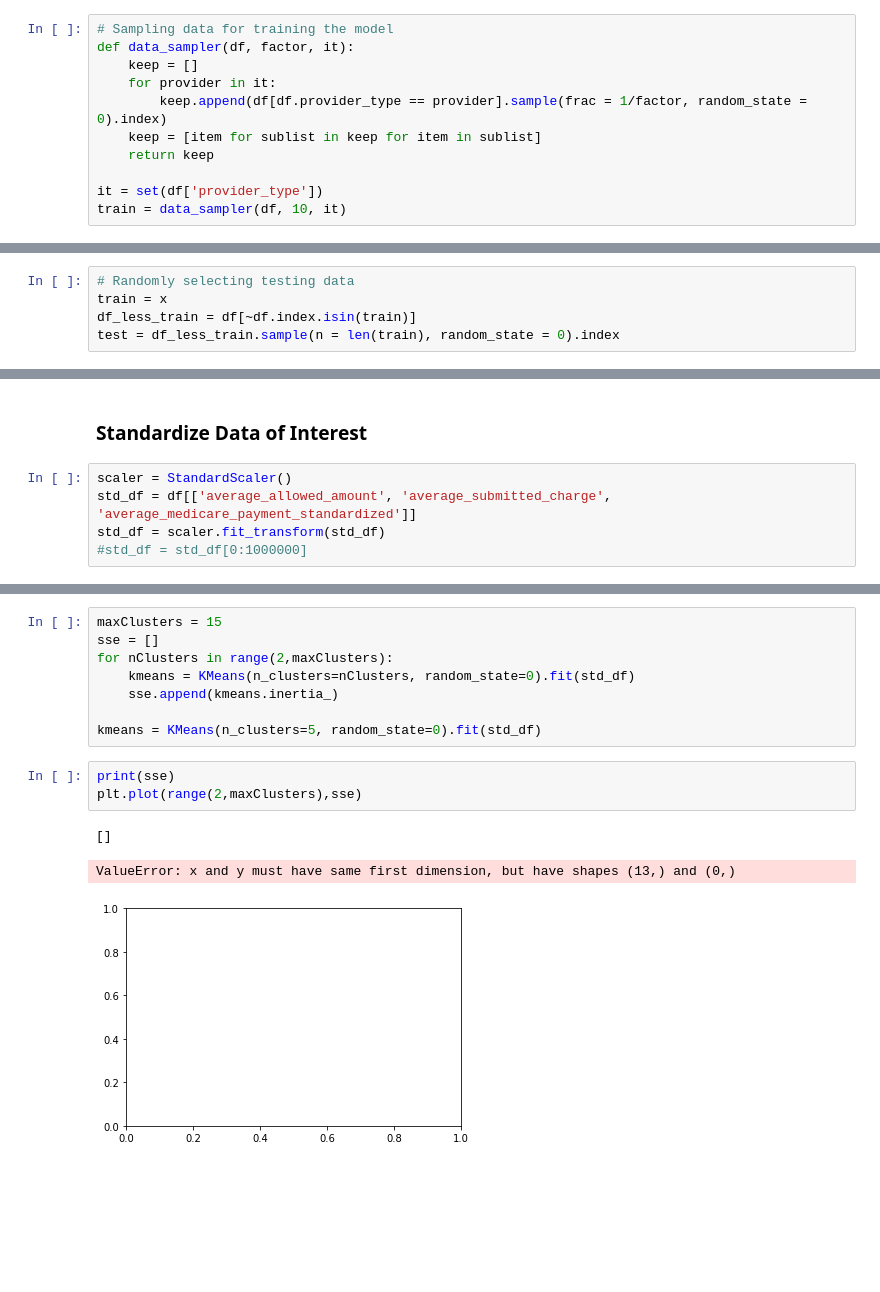
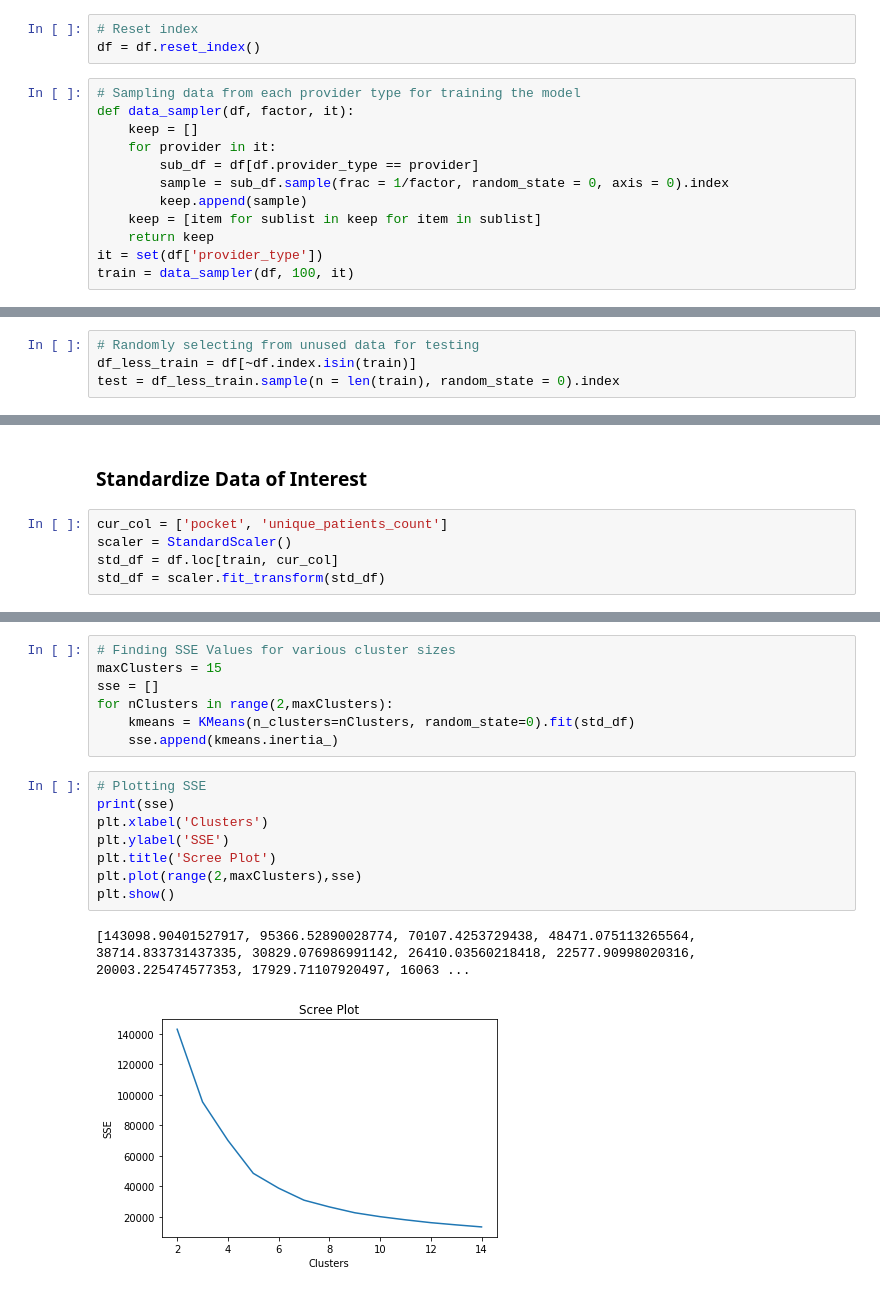
Before and after one commit to aarij-rehman/Clustering, a Jupyter notebook: Medicare-Clustering.ipynb, the cells around one changed output, grey strips where cells are left out. Drawn from its saved outputs; the diff is of its cells as text; blank space fills up the shorter version.

Commit message:
Clustering now on Out of Pocket Costs and Unique Patients. Added Scree and Silhouette Plots.

```diff
--- a/Medicare-Clustering.ipynb
+++ b/Medicare-Clustering.ipynb
@@ -109,14 +123,18 @@ df = provider_dropper(df, 'All Other Suppliers')
 df = provider_dropper(df, 'Unknown Supplier/Provider Specialty')
 # %% [markdown]
 ### Gathering *Training* and *Testing* Data
+# %%
+# Reset index
+df = df.reset_index()
 # %%
-# Sampling data for training the model
+# Sampling data from each provider type for training the model
 def data_sampler(df, factor, it):
     keep = []
     for provider in it:
-        keep.append(df[df.provider_type == provider].sample(frac = 1/factor, random_state = 0).index)
+        sub_df = df[df.provider_type == provider]
+        sample = sub_df.sample(frac = 1/factor, random_state = 0, axis = 0).index
+        keep.append(sample)
     keep = [item for sublist in keep for item in sublist]
     return keep
-
 it = set(df['provider_type'])
-train = data_sampler(df, 10, it)
+train = data_sampler(df, 100, it)
@@ -141,5 +141,4 @@ Name: provider_type, dtype: int64
 # %%
-# Randomly selecting testing data
-train = x
+# Randomly selecting from unused data for testing
 df_less_train = df[~df.index.isin(train)]
 test = df_less_train.sample(n = len(train), random_state = 0).index
@@ -146,7 +147,7 @@ test = df_less_train.sample(n = len(train), random_state = 0).index
 # %% [markdown]
 ### Standardize Data of Interest
 # %%
+cur_col = ['pocket', 'unique_patients_count']
 scaler = StandardScaler()
-std_df = df[['average_allowed_amount', 'average_submitted_charge', 'average_medicare_payment_standardized']]
+std_df = df.loc[train, cur_col]
 std_df = scaler.fit_transform(std_df)
-#std_df = std_df[0:1000000]
@@ -155,15 +156,18 @@ std_df = scaler.fit_transform(std_df)
 # %%
+# Finding SSE Values for various cluster sizes
 maxClusters = 15
 sse = []
 for nClusters in range(2,maxClusters):
     kmeans = KMeans(n_clusters=nClusters, random_state=0).fit(std_df)
     sse.append(kmeans.inertia_)
-
-kmeans = KMeans(n_clusters=5, random_state=0).fit(std_df)
 # %%
+# Plotting SSE
 print(sse)
+plt.xlabel('Clusters')
+plt.ylabel('SSE')
+plt.title('Scree Plot')
 plt.plot(range(2,maxClusters),sse)
+plt.show()
 # %% [output]
-[]
+[143098.90401527917, 95366.52890028774, 70107.4253729438, 48471.075113265564, 38714.833731437335, 30829.076986991142, 26410.03560218418, 22577.90998020316, 20003.225474577353, 17929.71107920497, 16063 ...
-ValueError: x and y must have same first dimension, but have shapes (13,) and (0,)
-[figure, old version]
+[figure, new version]
```
Also changed, not shown: parts of 22 cells of this notebook.
